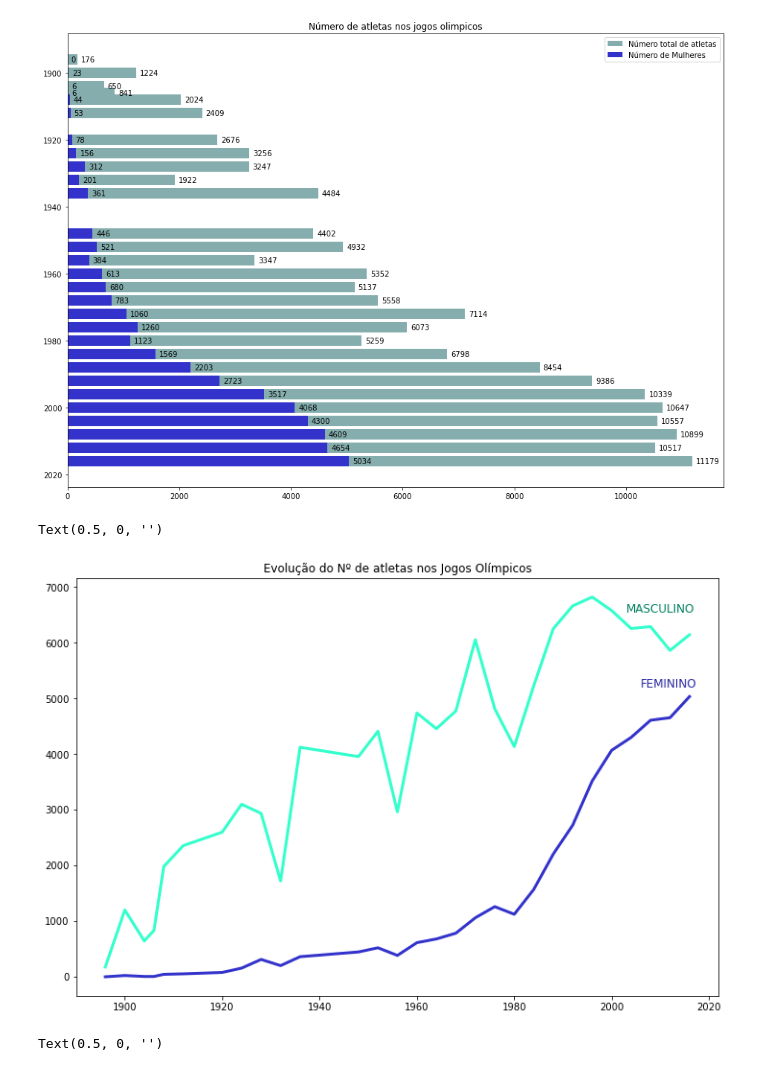
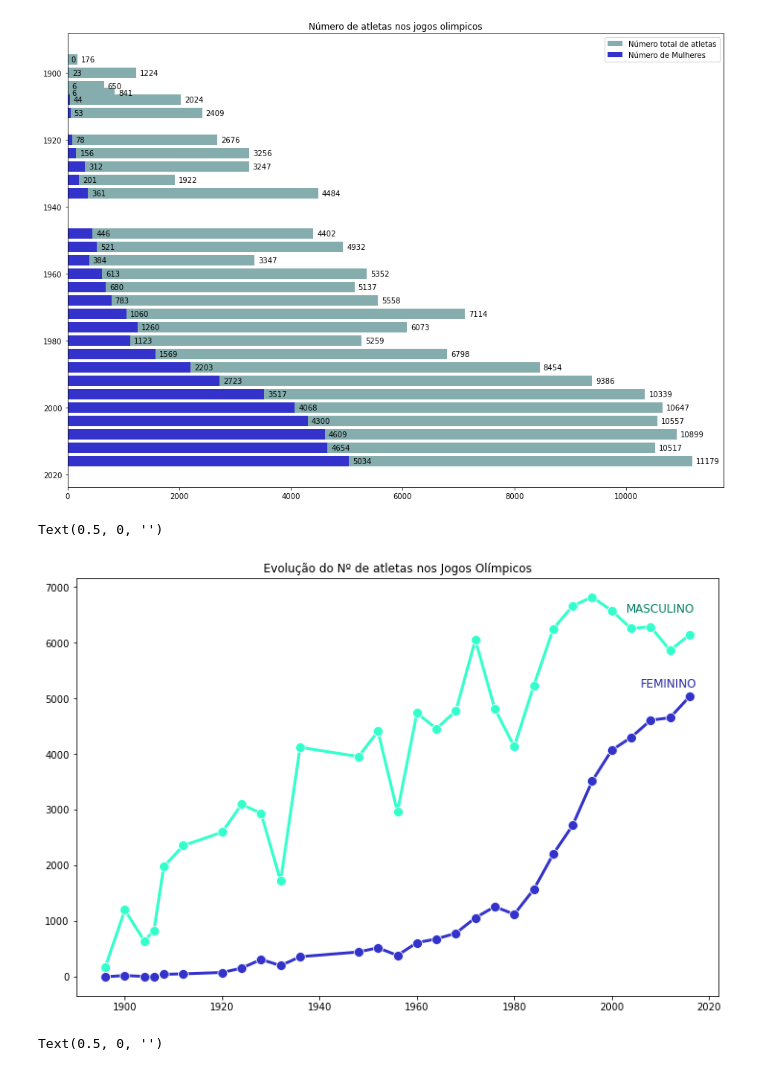
Before and after one commit to martinscaio/Jogos-Olimpicos, a Jupyter notebook: Jogos Olimpicos.ipynb, the cells around one changed output. Cells and saved outputs as stored; diff of their text form; code cells hidden in the pictures.

```diff
--- a/Jogos Olimpicos.ipynb
+++ b/Jogos Olimpicos.ipynb
@@ -122,20 +102,20 @@ for rect in rects:
 # %%
 plt.subplots(figsize = (12,8))
 
-g = sns.lineplot(x="Year", y="M", data=atletas, linewidth = 3, color = '#33ffcc')
-g = sns.lineplot(x="Year", y="F", data=atletas, linewidth = 3, color = '#3333cc')
+g = sns.lineplot(x="Year", y="M", data=atletas, linewidth = 3, color = '#33ffcc', marker = 'o', markersize = 10)
+g = sns.lineplot(x="Year", y="F", data=atletas, linewidth = 3, color = '#3333cc',marker = 'o', markersize = 10)
 
 
 plt.text(2003,6550, 'MASCULINO', fontsize = 12, color = '#008060')
 plt.text(2006,5200, 'FEMININO', fontsize = 12, color = '#2929a3')
 
 
 plt.title('Evolução do Nº de atletas nos Jogos Olímpicos')
 plt.ylabel('')
 plt.xlabel("")
 # %% [output]
 Text(0.5, 0, '')
-[figure, old version]
+[figure, new version]
 # %%
 plt.subplots(figsize = (12,8))
 
```
Also changed, not shown: parts of 15 cells of this notebook.
